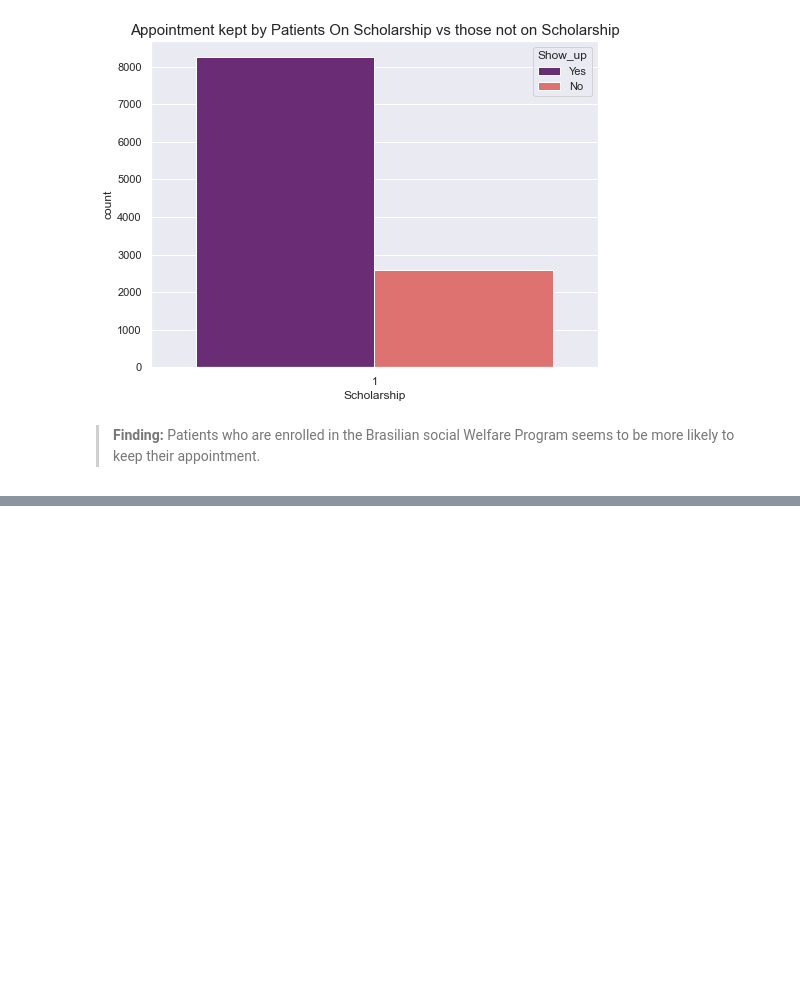
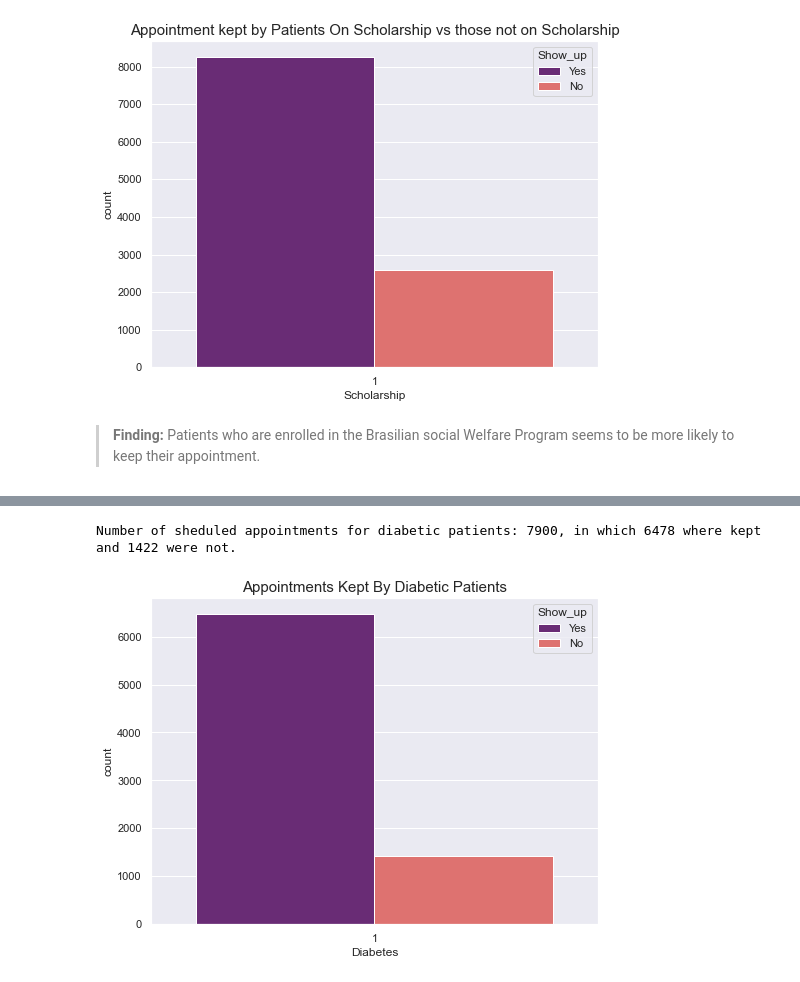
Before and after one commit to PatrickEmmanuel/NO-SHOW-APPOINTMENT-DATA-EXPLORATION-AND-ANALYSIS, a Jupyter notebook: No-Show-Appointment-Data-Exploration-And-Analysis.ipynb, the cells around one changed output, grey strips where cells are left out. Saved outputs shown, nothing was run; the diff lists cells and outputs as text; code cells hidden in the pictures; blank space fills up the shorter version.

```diff
--- a/No-Show-Appointment-Data-Exploration-And-Analysis.ipynb
+++ b/No-Show-Appointment-Data-Exploration-And-Analysis.ipynb
@@ -338,0 +367,7 @@ Name: Show_up, dtype: int64
+# %%
+#Printing and visualizing the number of scheduled appointment for Diabetic patients.
+print_("Diabetes")
+bar_plots("Diabetes", data=df[df["Diabetes"]==1], title="Appointments Kept By Diabetic Patients")
+# %% [output]
+Number of sheduled appointments for diabetic patients: 7900, in which 6478 where kept and 1422 were not.
+[figure, added]
```
Also changed, not shown: parts of 7 cells of this notebook.
